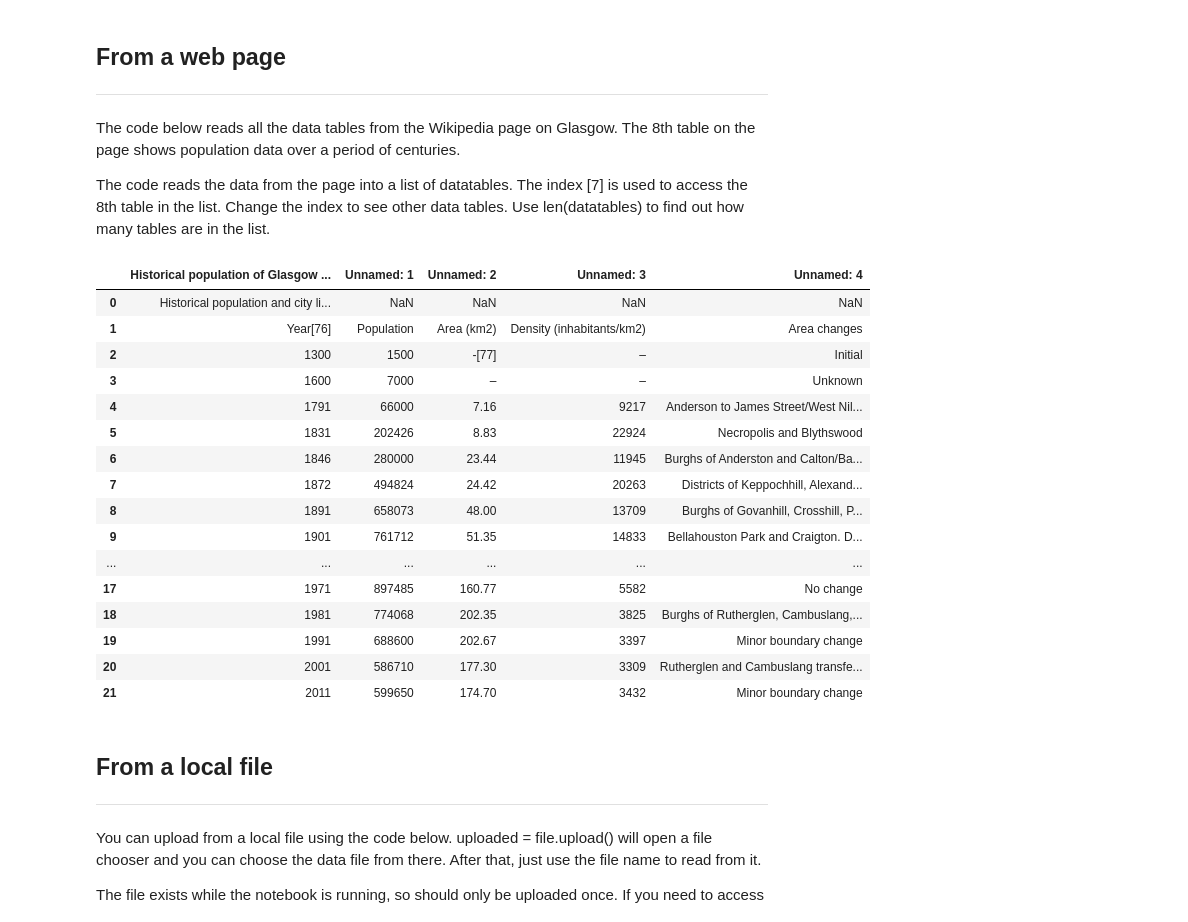
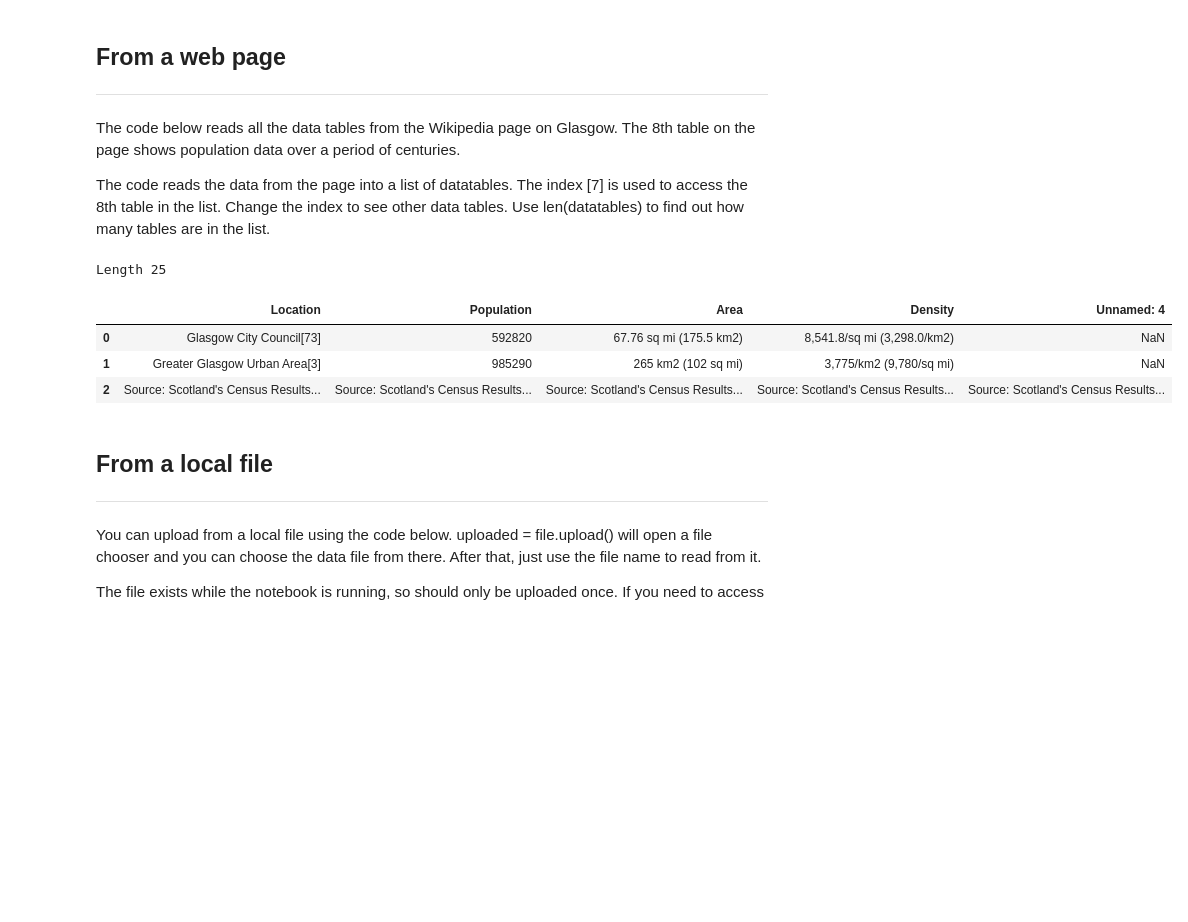
Before and after one commit to Natan9939/PythonCourse, a Jupyter notebook: 1_Data_retrieval.ipynb, the cells around one changed output. Saved outputs shown, nothing was run; the diff lists cells and outputs as text; code cells hidden in the pictures; blank space fills up the shorter version.

```diff
--- a/1_Data_retrieval.ipynb
+++ b/1_Data_retrieval.ipynb
@@ -15,34 +15,23 @@ The code reads the data from the page into a list of datatables.  The index [7]
 # %%
 import pandas as pd
 
 def get_data():
   datatables = pd.read_html('https://en.wikipedia.org/wiki/Glasgow#Climate')
   #  change the line below to look at other tables, add the line print(len(datatables)) to see how many tables there are
-  df = datatables[0]  #Glasgow population data
+  df = datatables[7]  #Glasgow population data
+  print("Length",len(datatables))
   return df
 
 
 
 # run and test the get_data() function, test visually - does it match the data on the web page
 get_data()
 # %% [output]
+Length 25
-|  | Historical population of Glasgow ... | Unnamed: 1 | Unnamed: 2 | Unnamed: 3 | Unnamed: 4 |
-| 0 | Historical population and city li... | NaN | NaN | NaN | NaN |
-| 1 | Year[76] | Population | Area (km2) | Density (inhabitants/km2) | Area changes |
-| 2 | 1300 | 1500 | -[77] | – | Initial |
-| 3 | 1600 | 7000 | – | – | Unknown |
-| 4 | 1791 | 66000 | 7.16 | 9217 | Anderson to James Street/West Nil... |
-| 5 | 1831 | 202426 | 8.83 | 22924 | Necropolis and Blythswood |
-| 6 | 1846 | 280000 | 23.44 | 11945 | Burghs of Anderston and Calton/Ba... |
-| 7 | 1872 | 494824 | 24.42 | 20263 | Districts of Keppochhill, Alexand... |
-| 8 | 1891 | 658073 | 48.00 | 13709 | Burghs of Govanhill, Crosshill, P... |
-| 9 | 1901 | 761712 | 51.35 | 14833 | Bellahouston Park and Craigton. D... |
-| ... | ... | ... | ... | ... | ... |
-| 17 | 1971 | 897485 | 160.77 | 5582 | No change |
-| 18 | 1981 | 774068 | 202.35 | 3825 | Burghs of Rutherglen, Cambuslang,... |
-| 19 | 1991 | 688600 | 202.67 | 3397 | Minor boundary change |
-| 20 | 2001 | 586710 | 177.30 | 3309 | Rutherglen and Cambuslang transfe... |
-| 21 | 2011 | 599650 | 174.70 | 3432 | Minor boundary change |
+|  | Location | Population | Area | Density | Unnamed: 4 |
+| 0 | Glasgow City Council[73] | 592820 | 67.76 sq mi (175.5 km2) | 8,541.8/sq mi (3,298.0/km2) | NaN |
+| 1 | Greater Glasgow Urban Area[3] | 985290 | 265 km2 (102 sq mi) | 3,775/km2 (9,780/sq mi) | NaN |
+| 2 | Source: Scotland's Census Results... | Source: Scotland's Census Results... | Source: Scotland's Census Results... | Source: Scotland's Census Results... | Source: Scotland's Census Results... |
 # %% [markdown]
 ## From a local file
 ---
```
Also changed, not shown: parts of 8 cells of this notebook.
